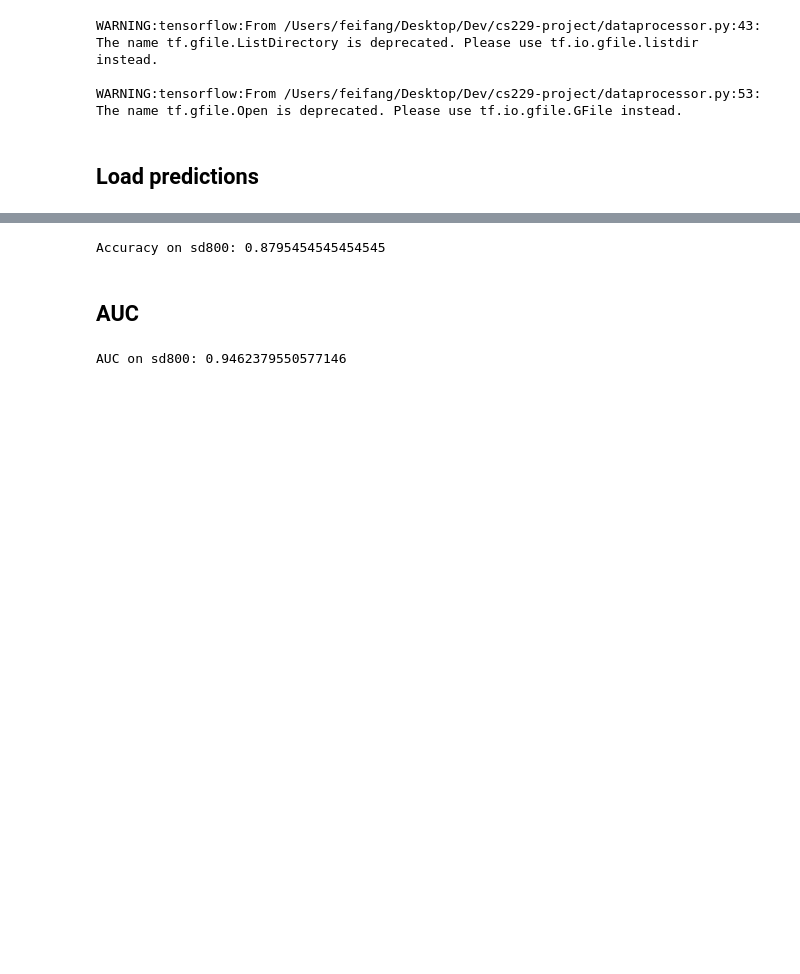
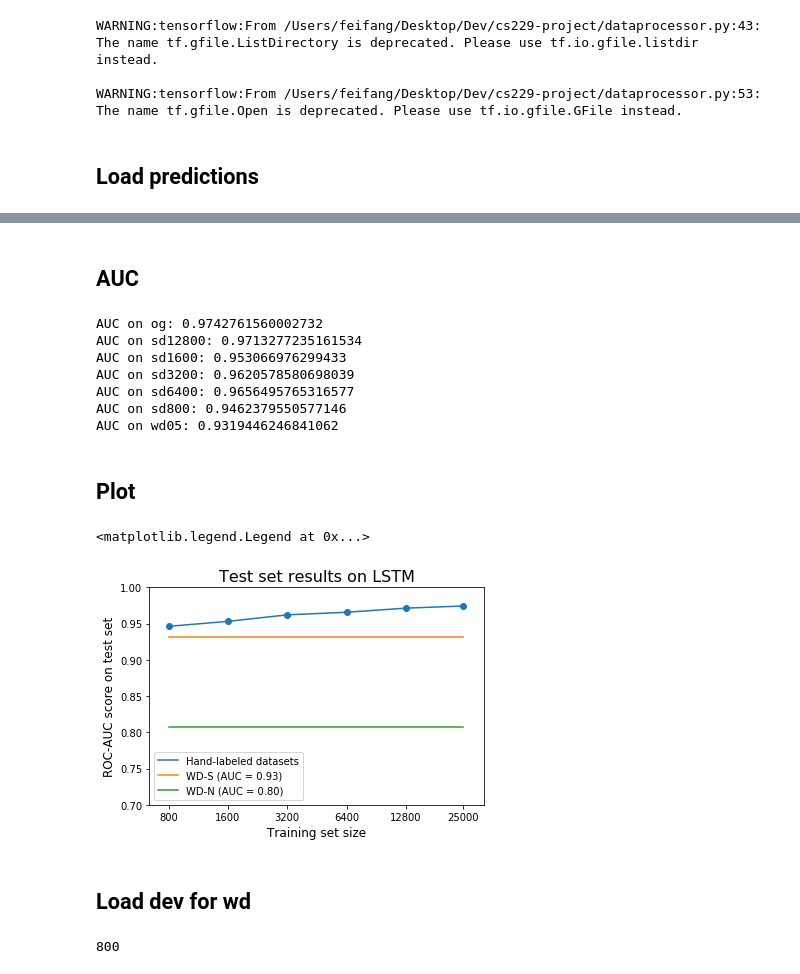
Before and after one commit to feifang24/cs229-project, a Jupyter notebook: analysis/auc.ipynb, the cells around one changed output, grey strips where cells are left out. Cells and saved outputs as stored; diff of their text form; code cells hidden in the pictures; blank space fills up the shorter version.

```diff
--- a/analysis/auc.ipynb
+++ b/analysis/auc.ipynb
@@ -64,12 +68,22 @@ models = {'sd800':'12111237'
-# %%
-for train_set in preds_dict.keys():
-    print("Accuracy on {}: {}".format(train_set, get_accuracy(preds_dict[train_set])))
-# %% [output]
-Accuracy on sd800: 0.8795454545454545
 # %% [markdown]
 ## AUC
 # %%
-for train_set in probs_dict.keys():
-    print("AUC on {}: {}".format(train_set, get_auc(probs_dict[train_set])))
+auc_dict = {}
+for train_set in sorted(probs_dict.keys()):
+    auc_score = get_auc(probs_dict[train_set])
+    auc_dict[train_set] = auc_score
+    print("AUC on {}: {}".format(train_set, auc_score))
 # %% [output]
+AUC on og: 0.9742761560002732
+AUC on sd12800: 0.9713277235161534
+AUC on sd1600: 0.953066976299433
+AUC on sd3200: 0.9620578580698039
+AUC on sd6400: 0.9656495765316577
 AUC on sd800: 0.9462379550577146
+AUC on wd05: 0.9319446246841062
+# %% [markdown]
+## Plot
+# %%
+ds_map = {i: 'sd' + str(i) for i in [800, 1600, 3200, 6400, 12800]}
+# %%
+ds_map[25000] = 'og'
@@ -75,0 +92,20 @@ AUC on sd800: 0.9462379550577146
+# %%
+xs = [ds_size / 800 for ds_size in list(ds_map.keys())]
+aucs = [auc_dict[ds_map[ds * 800]] for ds in xs]
+plt.xscale("log", basex=2)
+plt.ylim(0.7,1.)
+plt.xlim(0.8, 40)
+plt.xticks(xs, list(ds_map.keys()))
+plt.scatter(xs, aucs)
+plt.plot(xs, aucs, label='Hand-labeled datasets')
+plt.xlabel("Training set size", fontsize=12)
+plt.ylabel("ROC-AUC score on test set", fontsize=12)
+plt.plot(np.linspace(1, 25000/800, 30), [auc_dict['wd05']] * 30, label="WD-S (AUC = 0.93)")
+plt.plot(np.linspace(1, 25000/800, 30), [0.8069924936821256] * 30, label="WD-N (AUC = 0.80)")
+plt.title("Test set results on LSTM", fontsize=16)
+plt.legend()
+# %% [output]
+<matplotlib.legend.Legend at 0x...>
+[figure, added]
+# %% [markdown]
+## Load dev for wd
@@ -75,0 +116,4 @@ AUC on sd800: 0.9462379550577146
+# %%
+len(labels_dev)
+# %% [output]
+800
```
Also changed, not shown: parts of 11 cells of this notebook, 3 other files.
